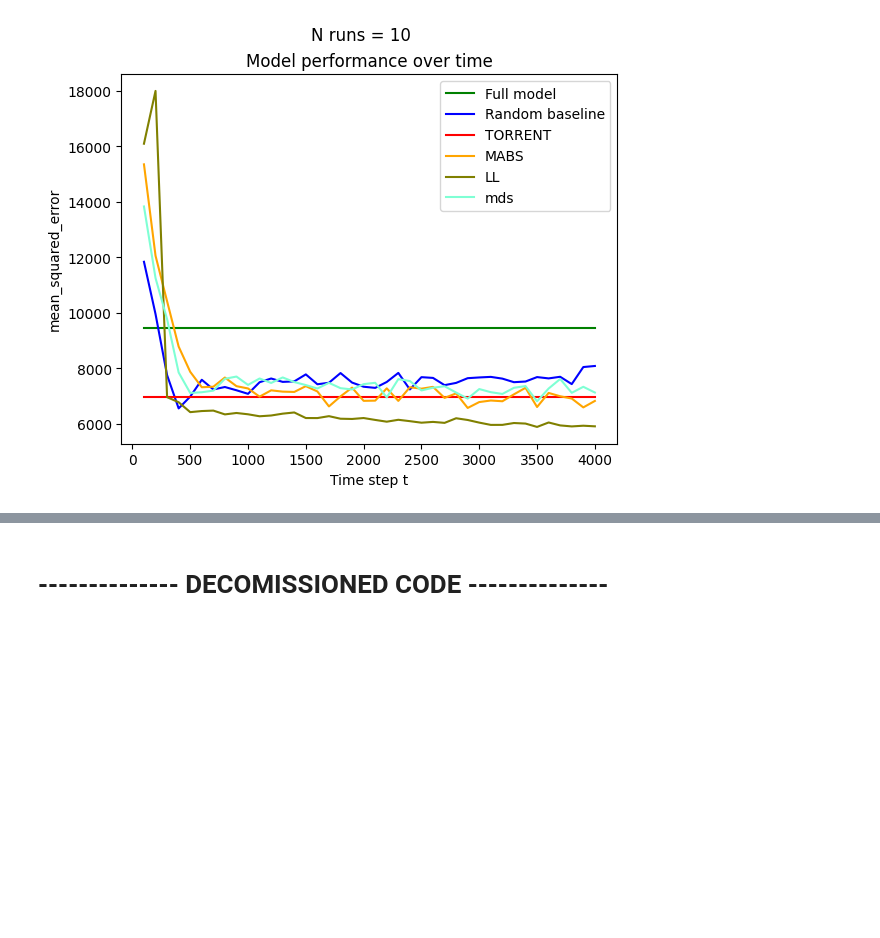
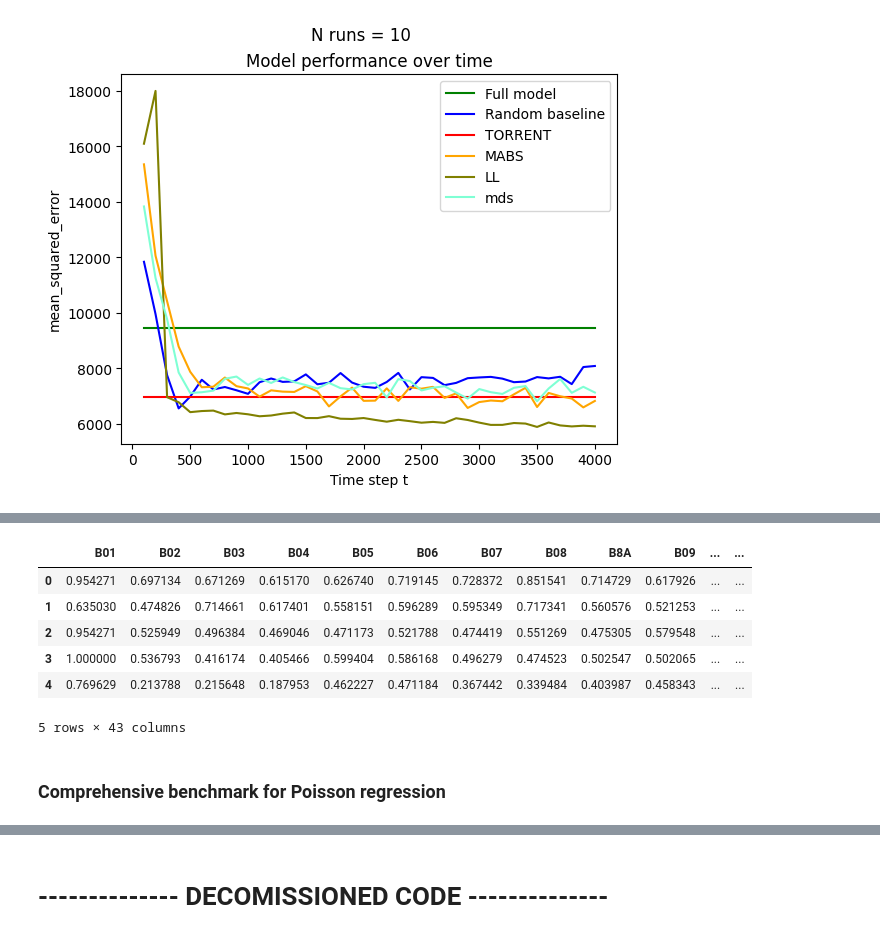
Before and after one commit to PerryChicken1/Master-Thesis, a Jupyter notebook: multi-armed-bandit.ipynb, the cells around one changed output, grey strips where cells are left out. Cells and saved outputs as stored; diff of their text form; code cells hidden in the pictures; blank space fills up the shorter version.

```diff
--- a/multi-armed-bandit.ipynb
+++ b/multi-armed-bandit.ipynb
@@ -231,0 +308,12 @@ Benchmarking run 2 for model MABS
+# %%
+df_global.head()
+# %% [output]
+|  | B01 | B02 | B03 | B04 | B05 | B06 | B07 | B08 | B8A | B09 | ... | ... |
+| 0 | 0.954271 | 0.697134 | 0.671269 | 0.615170 | 0.626740 | 0.719145 | 0.728372 | 0.851541 | 0.714729 | 0.617926 | ... | ... |
+| 1 | 0.635030 | 0.474826 | 0.714661 | 0.617401 | 0.558151 | 0.596289 | 0.595349 | 0.717341 | 0.560576 | 0.521253 | ... | ... |
+| 2 | 0.954271 | 0.525949 | 0.496384 | 0.469046 | 0.471173 | 0.521788 | 0.474419 | 0.551269 | 0.475305 | 0.579548 | ... | ... |
+| 3 | 1.000000 | 0.536793 | 0.416174 | 0.405466 | 0.599404 | 0.586168 | 0.496279 | 0.474523 | 0.502547 | 0.502065 | ... | ... |
+| 4 | 0.769629 | 0.213788 | 0.215648 | 0.187953 | 0.462227 | 0.471184 | 0.367442 | 0.339484 | 0.403987 | 0.458343 | ... | ... |
+5 rows × 43 columns
+# %% [markdown]
+### Comprehensive benchmark for Poisson regression
```
Also changed, not shown: parts of 22 cells of this notebook, 26 other files.
